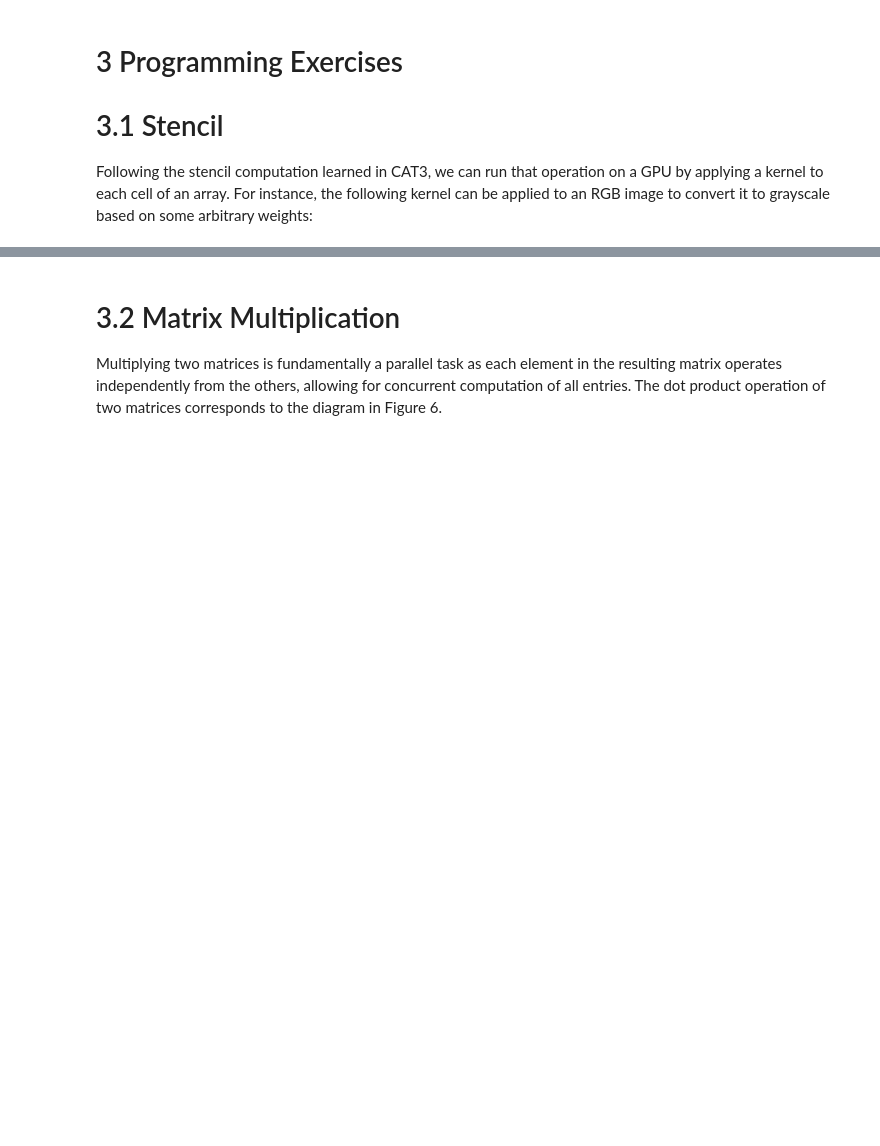
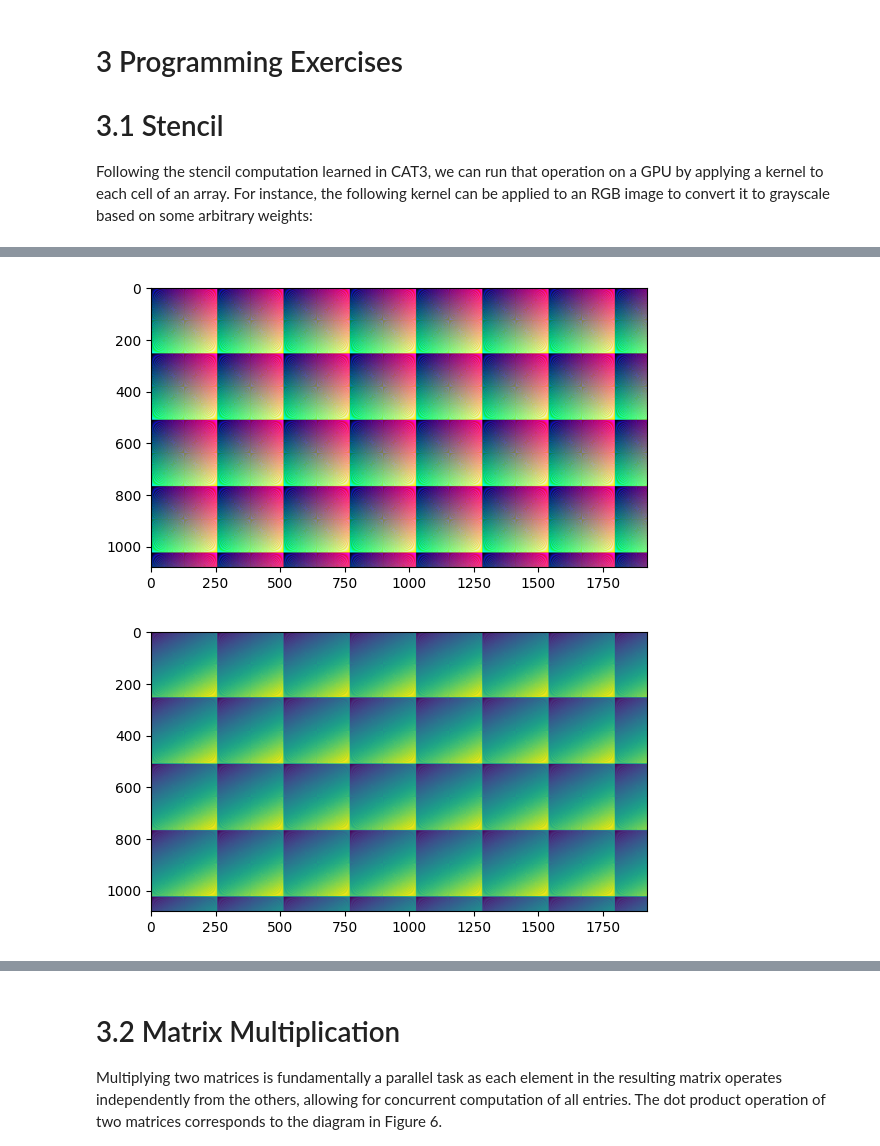
Before and after one commit to eleanarey/ProgramingPractices, a Jupyter notebook: ReyQuijadaEleanaLiscarCAT4_2024.ipynb, the cells around one changed output, grey strips where cells are left out. Drawn from its saved outputs; the diff is of its cells as text; code cells hidden in the pictures; blank space fills up the shorter version.

```diff
--- a/ReyQuijadaEleanaLiscarCAT4_2024.ipynb
+++ b/ReyQuijadaEleanaLiscarCAT4_2024.ipynb
@@ -344,0 +295,23 @@ collect2: error: ld returned 1 exit status
+# %%
+##### image.py #####
+from PIL import Image
+import numpy as np
+
+width, height = 1920, 1080
+data = np.zeros((height, width, 3), dtype=np.uint8)
+for x in range(width):
+    for y in range(height):
+        data[y, x] = [x % 256, (y % 256), (x * y) % 256]  # Color pattern
+
+img = Image.fromarray(data, 'RGB')
+img.save('test_image.ppm')
+##############################################################################
+img = Image.open('test_image.ppm')
+plt.imshow(img)
+plt.axis('off')
+plt.show()
+##############################################################################
+img = Image.open('output_image.ppm')
+plt.imshow(img, cmap="gray")
+plt.axis('off')
+plt.show()
@@ -410,0 +473,17 @@ NameError: name 'load_and_convert_image' is not defined
+# %%
+import matplotlib.pyplot as plt
+import matplotlib.image as mpimg
+from os import listdir # <-- Aquí se importa listdir()
+
+# Recorre todos los archivos en el directorio actual
+for filename in listdir():
+  # Verifica si el archivo es una imagen (por ejemplo, con extensión .jpg, .png, etc.)
+  if filename.endswith(('.jpg', '.png', '.jpeg','ppm')):
+    # Carga la imagen usando matplotlib.image
+    img = mpimg.imread(filename)
+    # Muestra la imagen usando matplotlib.pyplot
+    imgplot = plt.imshow(img)
+    plt.show()
+# %% [output]
+[figure, added]
+[figure, added]
```
Also changed, not shown: parts of 13 cells of this notebook.
